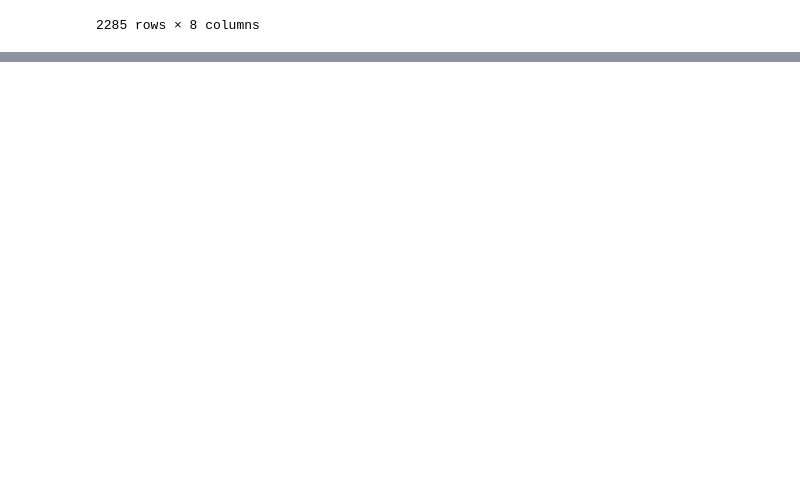
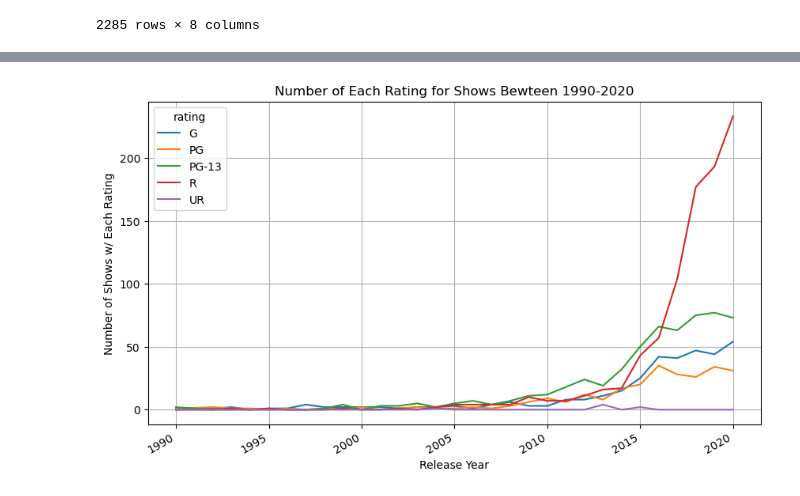
Before and after one commit to Nick-Pleva/Data-Science-Pinnacle-Project, a Jupyter notebook: final_project.ipynb, the cells around one changed output, grey strips where cells are left out. Drawn from its saved outputs; the diff is of its cells as text; code cells hidden in the pictures; blank space fills up the shorter version.

Commit message:
Finished graphing the data

```diff
--- a/final_project.ipynb
+++ b/final_project.ipynb
@@ -63,0 +134,31 @@ netflix_shows
+# %%
+ratings_show = {
+    # G
+    'G': 'G', 'TV-G': 'G', 'TV-Y': 'G', 'TV-Y7': 'G', 'TV-Y7-FV': 'G',
+
+    # PG
+    'PG': 'PG', 'TV-PG': 'PG',
+
+    # PG-13
+    'PG-13': 'PG-13', 'TV-14': 'PG-13',
+
+    # R
+    'R': 'R', 'NC-17': 'R', 'TV-MA': 'R',
+
+    # UR
+    'UR': 'UR', 'NR': 'UR'
+}
+
+netflix_shows = netflix_shows.copy()
+netflix_shows.loc[:, 'rating'] = (
+    netflix_shows['rating']
+    .fillna('UR')
+    .astype(str)
+    .str.strip()
+    .str.upper()
+    .map(ratings_show)
+    .fillna('UR')
+)
+
+netflix_shows_filtered = netflix_shows.groupby(['release_year', 'rating']).size().reset_index(name='count')
+netflix_shows_filtered
@@ -63,0 +196,15 @@ netflix_shows
+# %%
+netflix_shows_agg = netflix_shows_filtered.groupby(['release_year', 'rating']).sum().reset_index()
+pivoted_counts = netflix_shows_agg.pivot(index='release_year', columns='rating', values='count').fillna(0)
+pivoted_counts = pivoted_counts.sort_index().loc[1990:2020]
+pivoted_counts.plot(kind='line', figsize=(10, 6))
+
+plt.title("Number of Each Rating for Shows Bewteen 1990-2020")
+plt.xlabel("Release Year")
+plt.ylabel("Number of Shows w/ Each Rating")
+
+plt.grid(True)
+plt.gcf().autofmt_xdate()
+plt.show()
+# %% [output]
+[figure, added]
```
Also changed, not shown: parts of 10 cells of this notebook.
